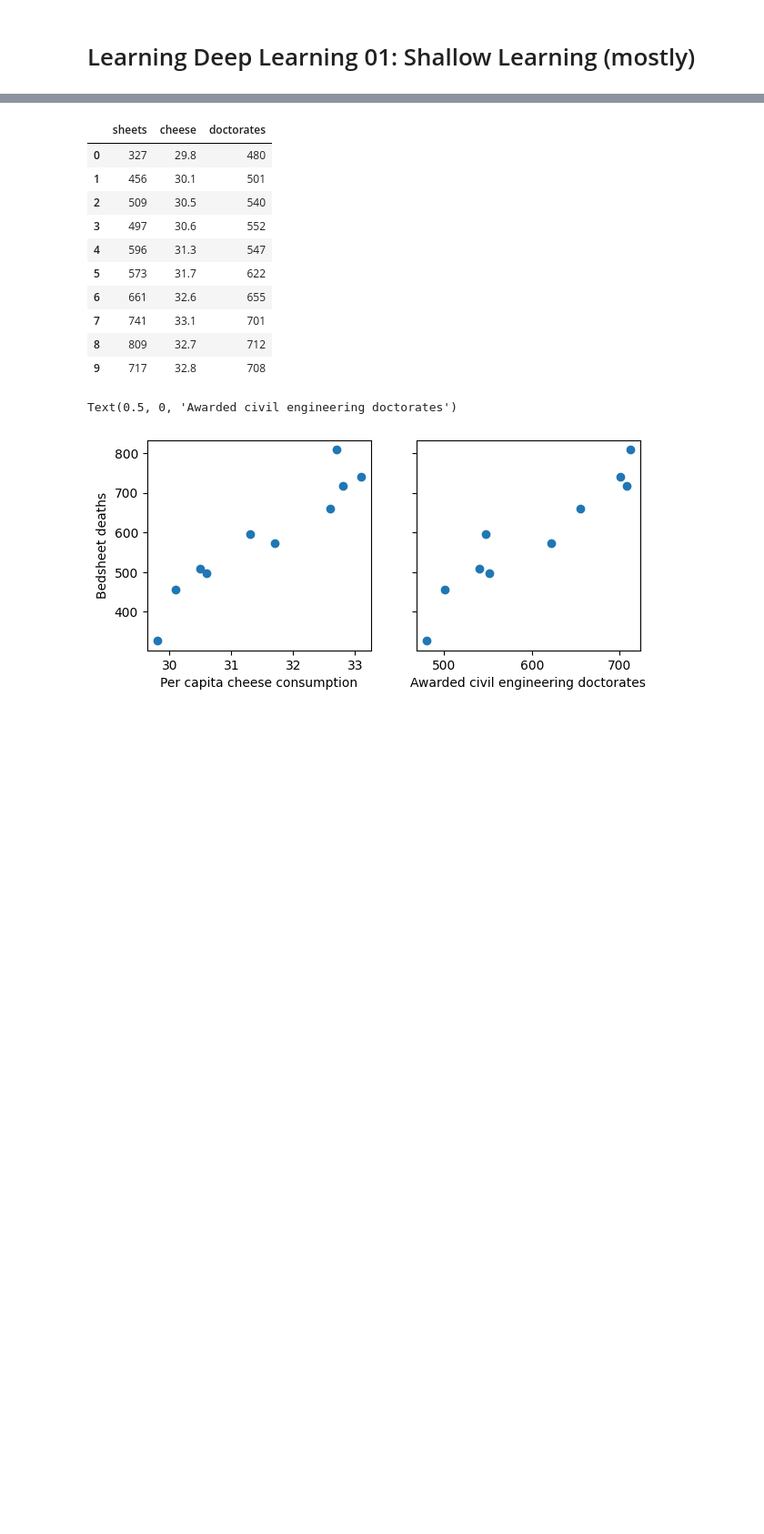
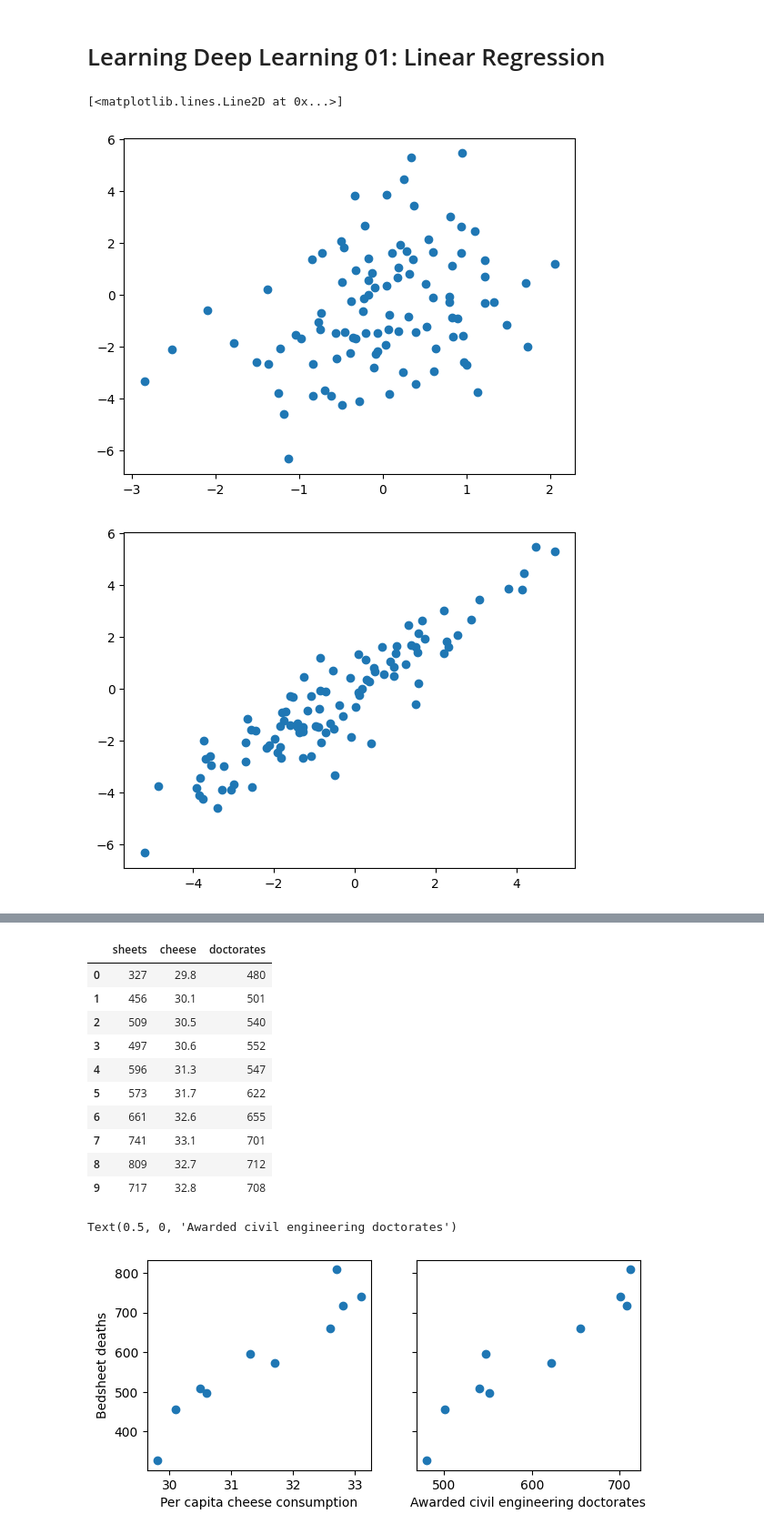
Before and after one commit to jack89roberts/learning-deep-learning, a Jupyter notebook: 01-shallow.ipynb, the cells around one changed output, grey strips where cells are left out. Shown at 91% size. Drawn from its saved outputs; the diff is of its cells as text; code cells hidden in the pictures; blank space fills up the shorter version.

```diff
--- a/01-shallow.ipynb
+++ b/01-shallow.ipynb
@@ -1,5 +1,5 @@
 # %% [markdown]
-# Learning Deep Learning 01: Shallow Learning (mostly)
+# Learning Deep Learning 01: Linear Regression
 # %%
 import itertools
 import numpy as np
@@ -8,0 +12,9 @@ import seaborn as sns
+# %%
+n = 100
+x1 = np.random.normal(size=n)
+x2 = 2 * np.random.normal(size=n)
+y = x1 + x2
+# %% [output]
+[<matplotlib.lines.Line2D at 0x...>]
+[figure, added]
+[figure, added]
```
Also changed, not shown: parts of 46 cells of this notebook, 4 other files.
